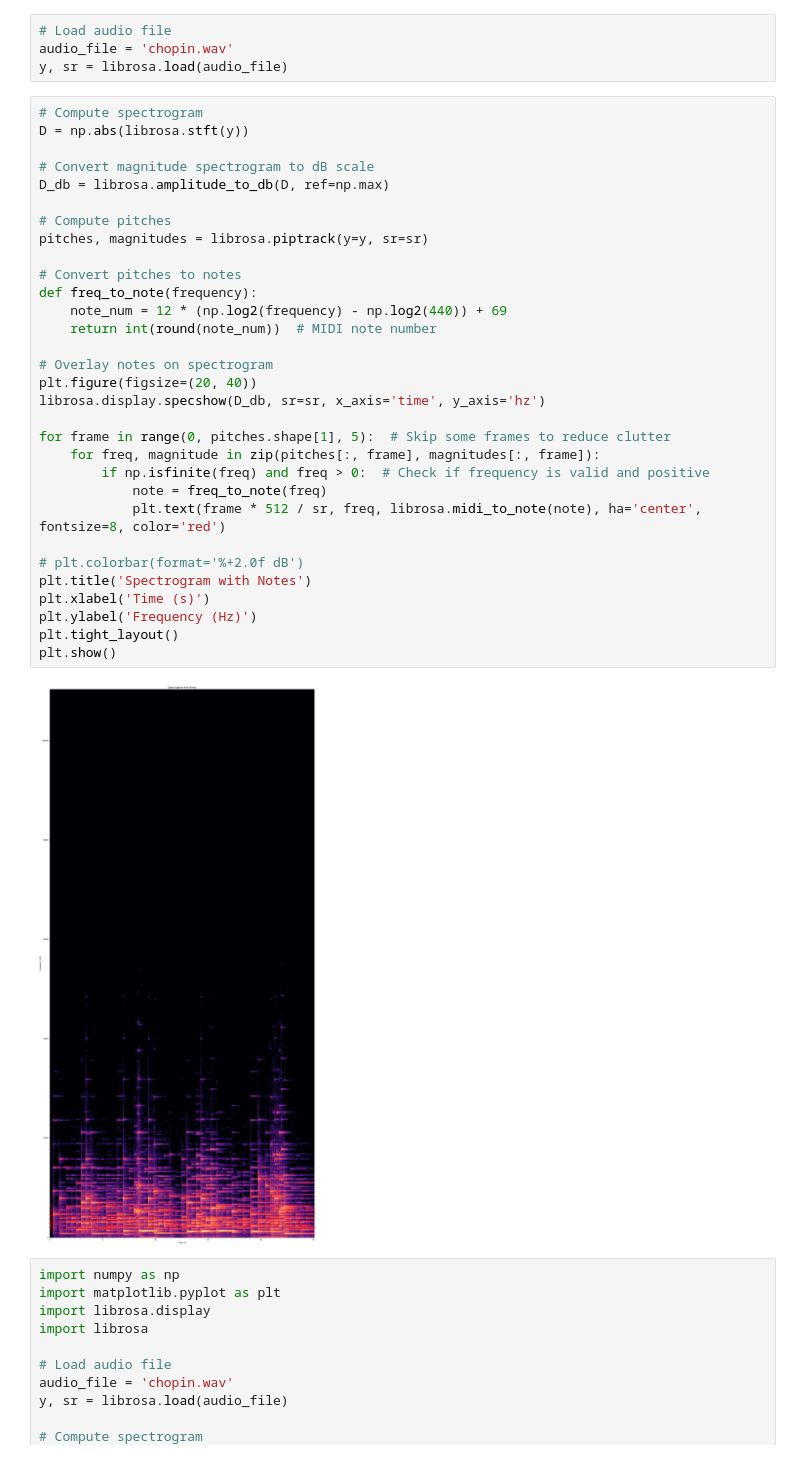
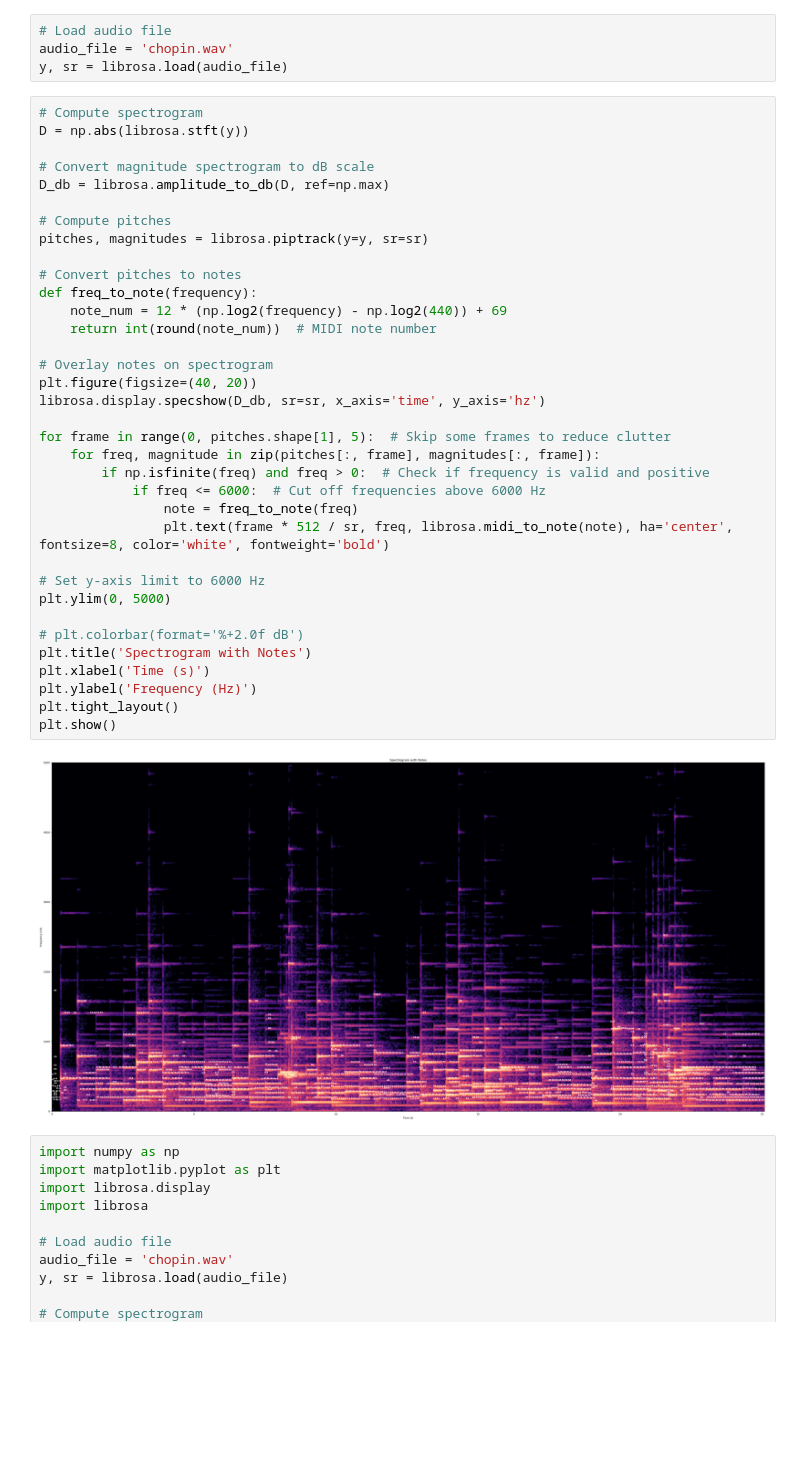
Before and after one commit to py-zak/audio-extract, a Jupyter notebook: Spec_Notes.ipynb, the cells around one changed output. Cells and saved outputs as stored; diff of their text form; blank space fills up the shorter version.

Commit message:
spec_notes added and modiofied

```diff
--- a/Spec_Notes.ipynb
+++ b/Spec_Notes.ipynb
@@ -10,36 +10,40 @@ y, sr = librosa.load(audio_file)
 # %%
 # Compute spectrogram
 D = np.abs(librosa.stft(y))
 
 # Convert magnitude spectrogram to dB scale
 D_db = librosa.amplitude_to_db(D, ref=np.max)
 
 # Compute pitches
 pitches, magnitudes = librosa.piptrack(y=y, sr=sr)
 
 # Convert pitches to notes
 def freq_to_note(frequency):
     note_num = 12 * (np.log2(frequency) - np.log2(440)) + 69
     return int(round(note_num))  # MIDI note number
 
 # Overlay notes on spectrogram
-plt.figure(figsize=(20, 40))
+plt.figure(figsize=(40, 20))
 librosa.display.specshow(D_db, sr=sr, x_axis='time', y_axis='hz')
 
 for frame in range(0, pitches.shape[1], 5):  # Skip some frames to reduce clutter
     for freq, magnitude in zip(pitches[:, frame], magnitudes[:, frame]):
         if np.isfinite(freq) and freq > 0:  # Check if frequency is valid and positive
-            note = freq_to_note(freq)
-            plt.text(frame * 512 / sr, freq, librosa.midi_to_note(note), ha='center', fontsize=8, color='red')
+            if freq <= 6000:  # Cut off frequencies above 6000 Hz
+                note = freq_to_note(freq)
+                plt.text(frame * 512 / sr, freq, librosa.midi_to_note(note), ha='center', fontsize=8, color='white', fontweight='bold')
+
+# Set y-axis limit to 6000 Hz
+plt.ylim(0, 5000)
 
 # plt.colorbar(format='%+2.0f dB')
 plt.title('Spectrogram with Notes')
 plt.xlabel('Time (s)')
 plt.ylabel('Frequency (Hz)')
 plt.tight_layout()
 plt.show()
 # %% [output]
-[figure, old version]
+[figure, new version]
 # %%
 import numpy as np
 import matplotlib.pyplot as plt
```
